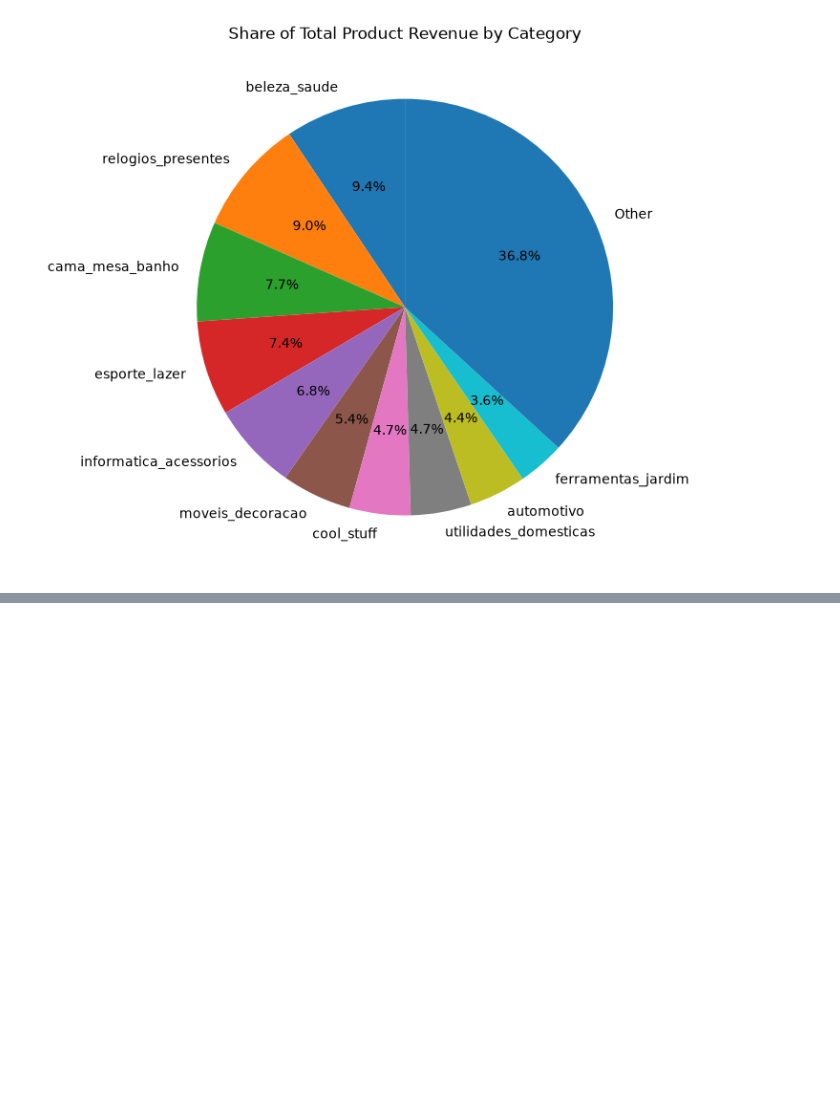
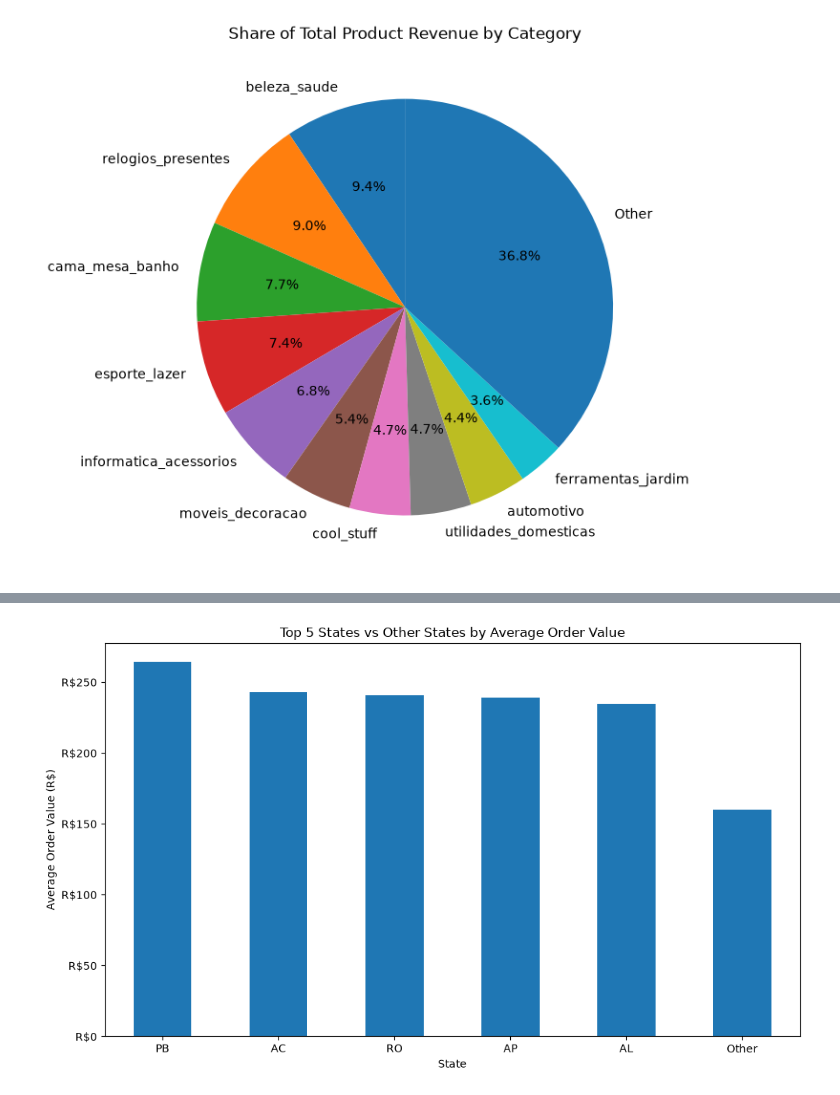
Before and after one commit to sunnyshaw8/olist-ecommerce-analysis-kaggle-, a Jupyter notebook: revenueanalysis.ipynb, the cells around one changed output, grey strips where cells are left out. Cells and saved outputs as stored; diff of their text form; code cells hidden in the pictures; blank space fills up the shorter version.

```diff
--- a/revenueanalysis.ipynb
+++ b/revenueanalysis.ipynb
@@ -290,0 +340,33 @@ plt.show()
+# %%
+# Calculate average order value for each state
+statecomp = highestavg_ordervaluestate.reset_index()
+#top5staates
+top_5 = statecomp.head(5)
+#other states
+other_states = statecomp.iloc[5:]['customer_state']
+
+#average order value across all orders
+other_aov = stateorder[
+    stateorder['customer_state'].isin(other_states)
+]['order_total'].mean()
+# Combining
+chart_data = pd.concat([
+    top_5.set_index('customer_state')['order_total'],
+    pd.Series({'Other': other_aov})
+])
+
+# Plot
+ax = chart_data.plot(kind='bar', figsize=(10, 6))
+
+ax.yaxis.set_major_formatter(
+    ticker.FuncFormatter(lambda x, _: f'R${x:,.0f}')
+)
+
+plt.title('Top 5 States vs Other States by Average Order Value')
+plt.xlabel('State')
+plt.ylabel('Average Order Value (R$)')
+plt.xticks(rotation=0)
+plt.tight_layout()
+plt.show()
+# %% [output]
+[figure, added]
```
Also changed, not shown: parts of 3 cells of this notebook, 1 other file.
